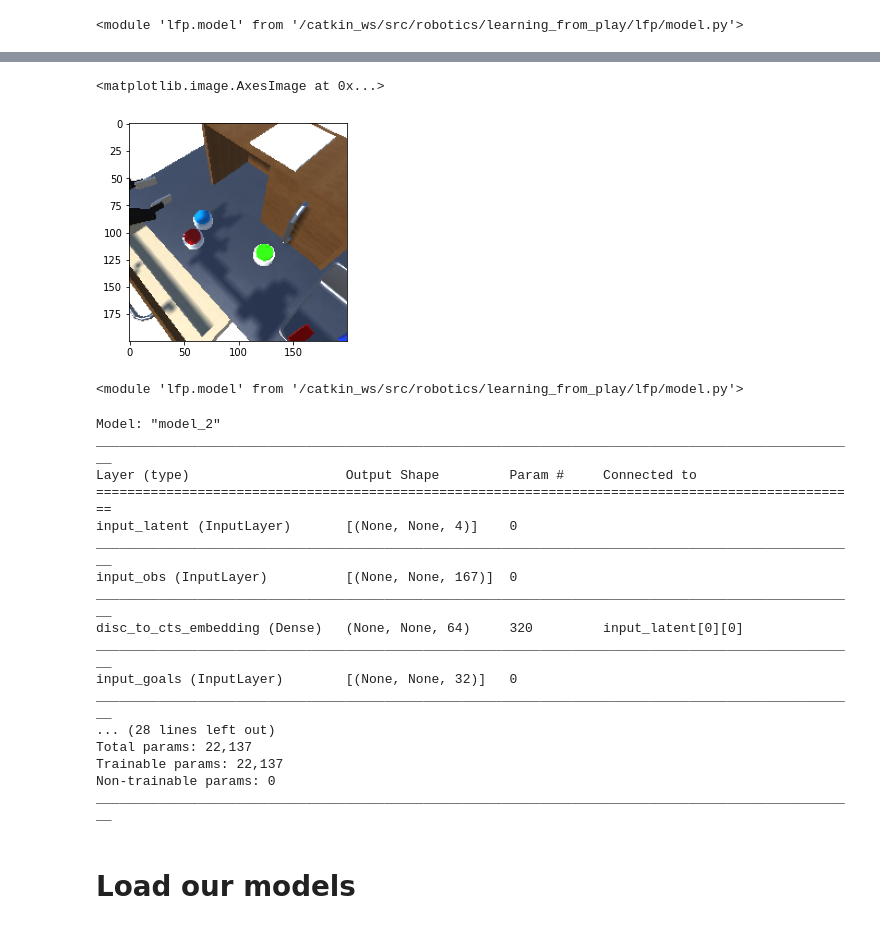
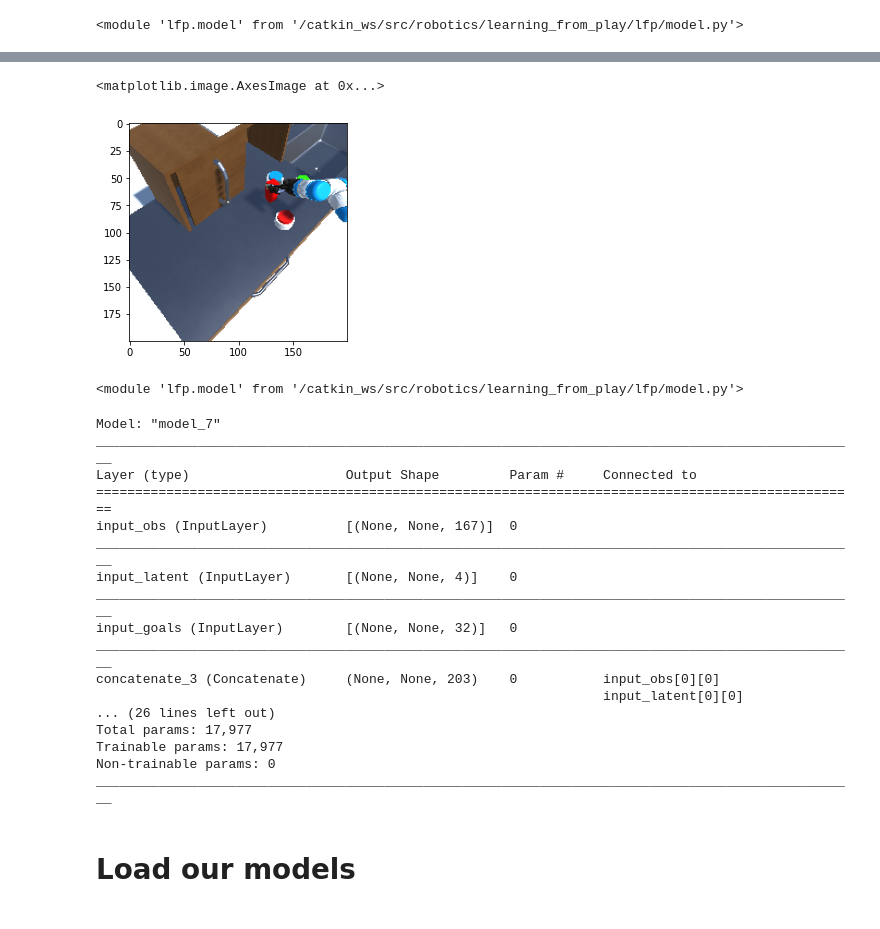
Before and after one commit to sholtodouglas/learning_from_play, a Jupyter notebook: notebooks/Deploy-Unity.ipynb, the cells around one changed output, grey strips where cells are left out. Drawn from its saved outputs; the diff is of its cells as text; code cells hidden in the pictures.

```diff
--- a/notebooks/Deploy-Unity.ipynb
+++ b/notebooks/Deploy-Unity.ipynb
@@ -118,14 +118,12 @@ disc
 -tfr
 -s GCS
 -d GPU
--b 4
+-b 2
 -la 32
 -le 32
 -lp 16
 -z 4
 -lr 3e-4
--vq
--tmp 0.1
 -n 5
 -i
 -i2
@@ -135,6 +133,8 @@ disc
 -cnn intensities_spatial_softmax
 '''.split())
 
+# -vq
+# -tmp 0.1
 
 # args = parser.parse_args('''
 # disc
@@ -404,10 +445,10 @@ labelled_ds = iter(labelled_dl.load(labelled_dl.extract(TEST_DATA_PATHS)))
 # %%
 b = labelled_ds.next()
 # %%
-plt.imshow(b['imgs'][0,30])
+plt.imshow(b['imgs2'][0,30])
 # %% [output]
 <matplotlib.image.AxesImage at 0x...>
-[figure, old version]
+[figure, new version]
 # %%
 from importlib import reload
 reload(lfp)
@@ -427,21 +468,21 @@ if args.use_language:
 # %%
 actor.summary()
 # %% [output]
-Model: "model_2"
+Model: "model_7"
 __________________________________________________________________________________________________
 Layer (type)                    Output Shape         Param #     Connected to
 ==================================================================================================
-input_latent (InputLayer)       [(None, None, 4)]    0
-__________________________________________________________________________________________________
 input_obs (InputLayer)          [(None, None, 167)]  0
 __________________________________________________________________________________________________
-disc_to_cts_embedding (Dense)   (None, None, 64)     320         input_latent[0][0]
+input_latent (InputLayer)       [(None, None, 4)]    0
 __________________________________________________________________________________________________
 input_goals (InputLayer)        [(None, None, 32)]   0
 __________________________________________________________________________________________________
-... (28 lines left out)
-Total params: 22,137
-Trainable params: 22,137
+concatenate_3 (Concatenate)     (None, None, 203)    0           input_obs[0][0]
+                                                                 input_latent[0][0]
+... (26 lines left out)
+Total params: 17,977
+Trainable params: 17,977
 Non-trainable params: 0
 __________________________________________________________________________________________________
 # %%
```
Also changed, not shown: parts of 5 cells of this notebook, 3 other files.
